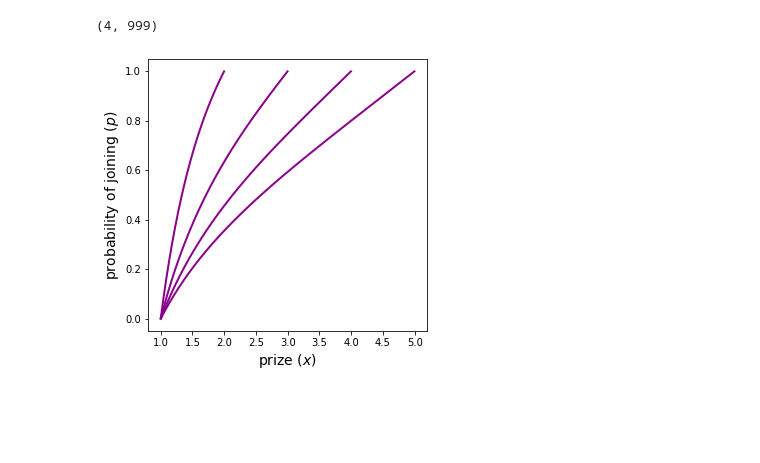
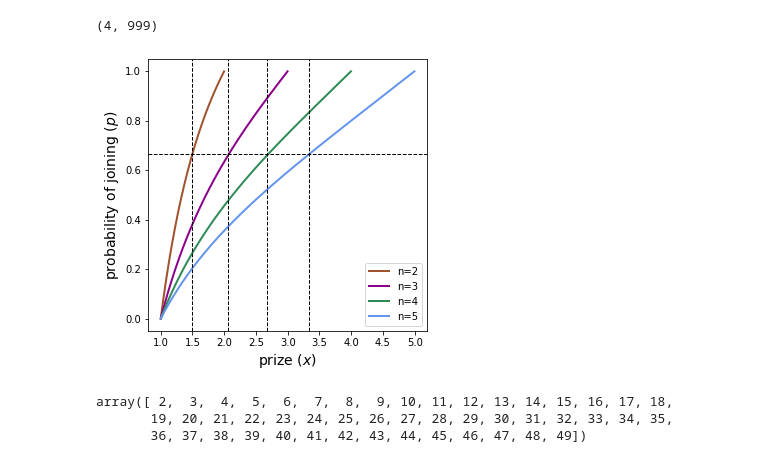
Before and after one commit to michaelneuder/continued-participation, a Jupyter notebook: copar.ipynb, the cells around one changed output. Drawn from its saved outputs; the diff is of its cells as text; code cells hidden in the pictures; blank space fills up the shorter version.

Commit message:
starting to plot

```diff
--- a/copar.ipynb
+++ b/copar.ipynb
@@ -50,16 +50,29 @@ xs.shape
 # %%
 f, ax = plt.subplots(figsize=(5,5))
 
+colors = ['sienna', 'darkmagenta', 'seagreen', 'cornflowerblue']
 for i, n in enumerate(ns):
-    ax.plot(xs[i], ps, linewidth=2, color='darkmagenta')
+    ax.plot(xs[i], ps, linewidth=2, color=colors[i], label='n={}'.format(n))
 
 ax.set_xlabel(r'prize ($x$)', size=14)
 ax.set_ylabel(r'probability of joining ($p$)', size=14)
 
-# ax.axvline(1.5, linewidth=1, color='k', linestyle='--')
-# ax.axhline(2/3, linewidth=1, color='k', linestyle='--')
 
+ax.axhline(2/3, linewidth=1, color='k', linestyle='--')
+ax.axvline(1.5, linewidth=1, color='k', linestyle='--')
+ax.axvline(2.06, linewidth=1, color='k', linestyle='--')
+ax.axvline(2.67, linewidth=1, color='k', linestyle='--')
+ax.axvline(3.33, linewidth=1, color='k', linestyle='--')
+
+ax.legend()
 plt.savefig('out.png', facecolor='white', dpi=200, bbox_inches='tight')
 plt.show()
 # %% [output]
-[figure, old version]
+[figure, new version]
+# %%
+ns = np.arange(2, 50)
+ns
+# %% [output]
+array([ 2,  3,  4,  5,  6,  7,  8,  9, 10, 11, 12, 13, 14, 15, 16, 17, 18,
+       19, 20, 21, 22, 23, 24, 25, 26, 27, 28, 29, 30, 31, 32, 33, 34, 35,
+       36, 37, 38, 39, 40, 41, 42, 43, 44, 45, 46, 47, 48, 49])
```
Also changed, not shown: parts of 3 cells of this notebook, 1 other file.
